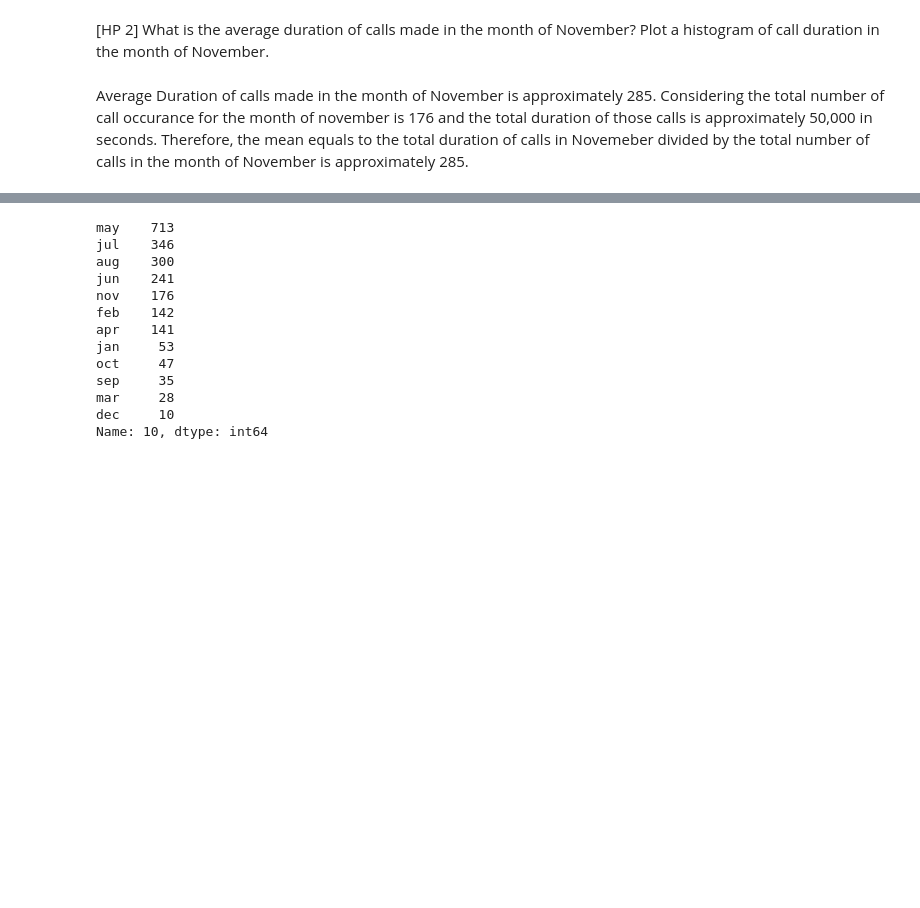
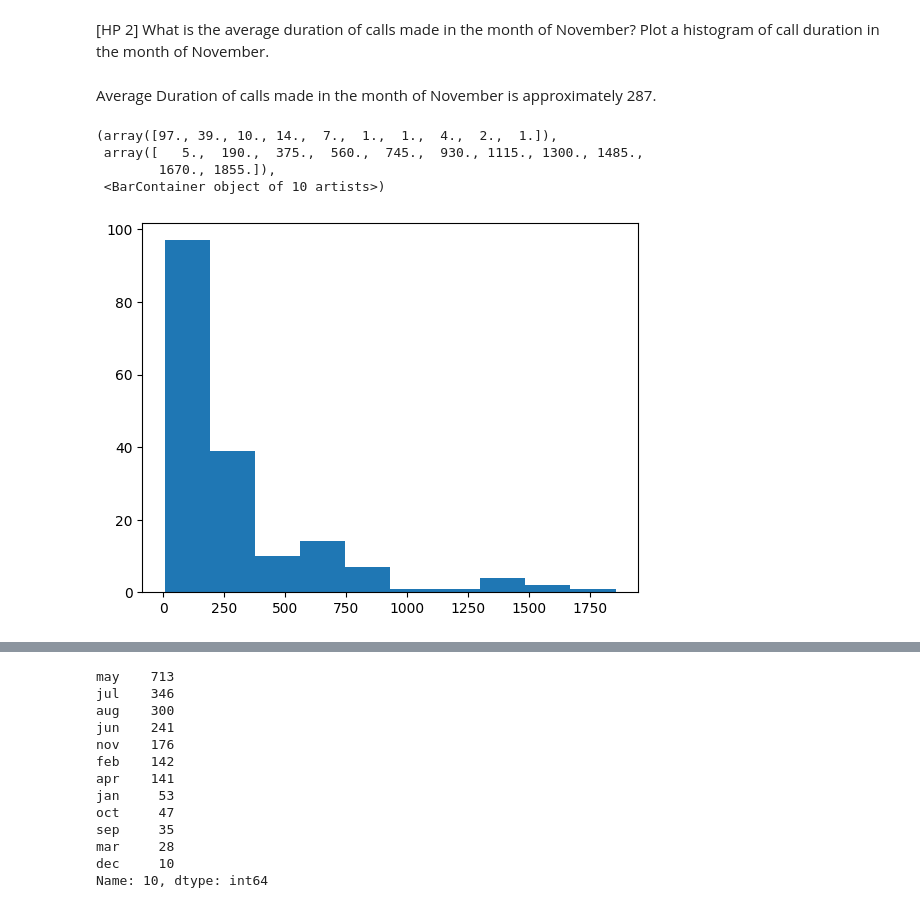
Before and after one commit to ankitajaswal/Cmpe255, a Jupyter notebook: HW1/HW1 Part 2.ipynb, the cells around one changed output, grey strips where cells are left out. Saved outputs shown, nothing was run; the diff lists cells and outputs as text; code cells hidden in the pictures; blank space fills up the shorter version.

```diff
--- a/HW1/HW1 Part 2.ipynb
+++ b/HW1/HW1 Part 2.ipynb
@@ -21,4 +21,4 @@ import seaborn as sns
 import matplotlib.pyplot as plt
 import numpy as np
 
-df = pd.read_csv('./bank-hw1.csv', header=None, na_values="?")
+df = pd.read_csv('./bank-hw1.csv', header=[0], na_values="?")
@@ -811,5 +831,14 @@ dtypes: float64(27)
 memory usage: 475.2 KB
 # %% [markdown]
 [HP 2] What is the average duration of calls made in the month of November? Plot a histogram of call duration in the month of November.
-# %% [markdown]
-Average Duration of calls made in the month of November is approximately 285. Considering the total number of call occurance for the month of november is 176 and the total duration of those calls is approximately 50,000 in seconds. Therefore, the mean equals to the total duration of calls in Novemeber divided by the total number of calls in the month of November is approximately 285.
+# %% [markdown]
+Average Duration of calls made in the month of November is approximately 287.
+# %%
+## Your code for HP 2 goes here.
+plt.hist(df.duration[df.month=="nov"])
+# %% [output]
+(array([97., 39., 10., 14.,  7.,  1.,  1.,  4.,  2.,  1.]),
+ array([   5.,  190.,  375.,  560.,  745.,  930., 1115., 1300., 1485.,
+        1670., 1855.]),
+ <BarContainer object of 10 artists>)
+[figure, added]
```
Also changed, not shown: parts of 16 cells of this notebook, 1 other file.
